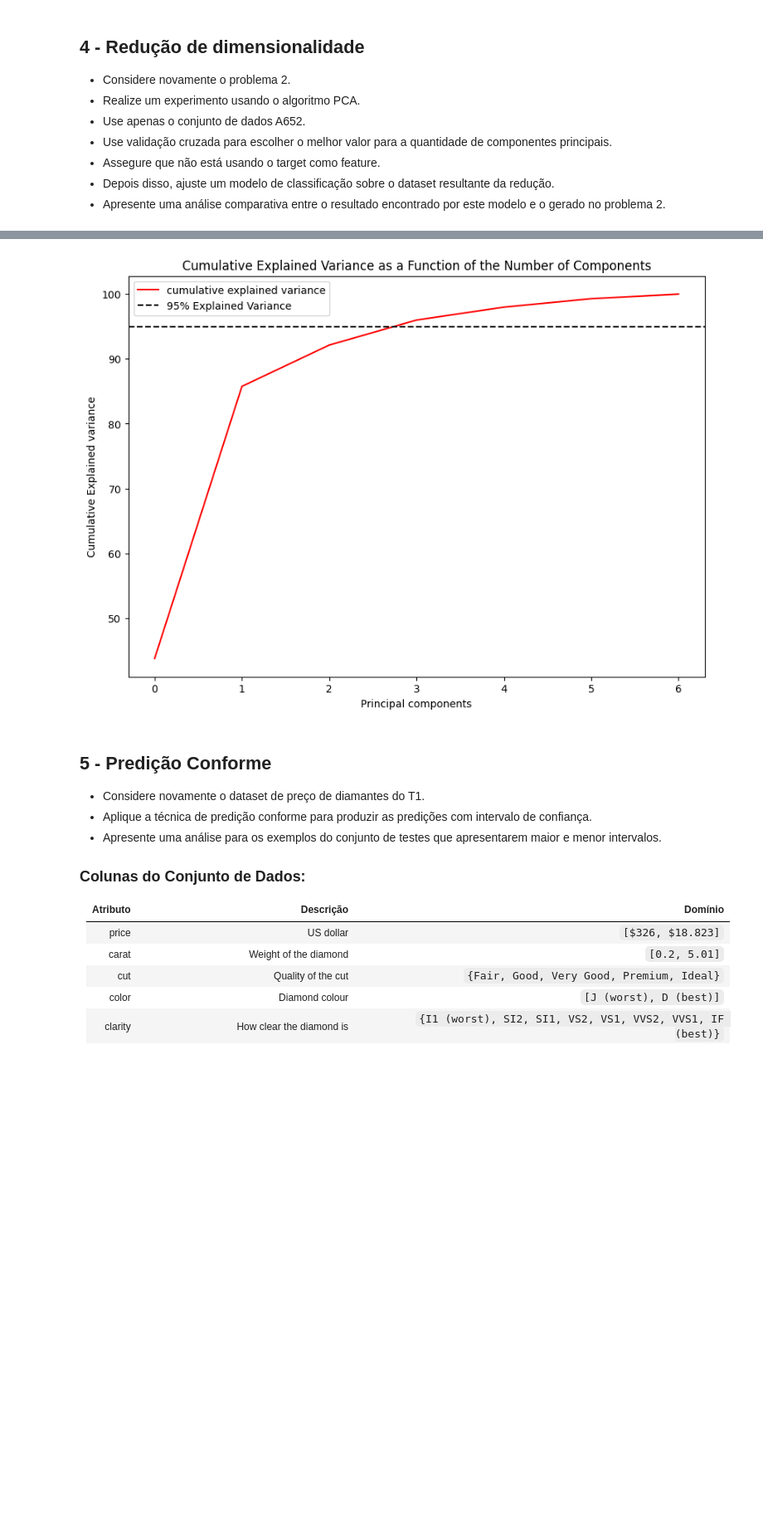
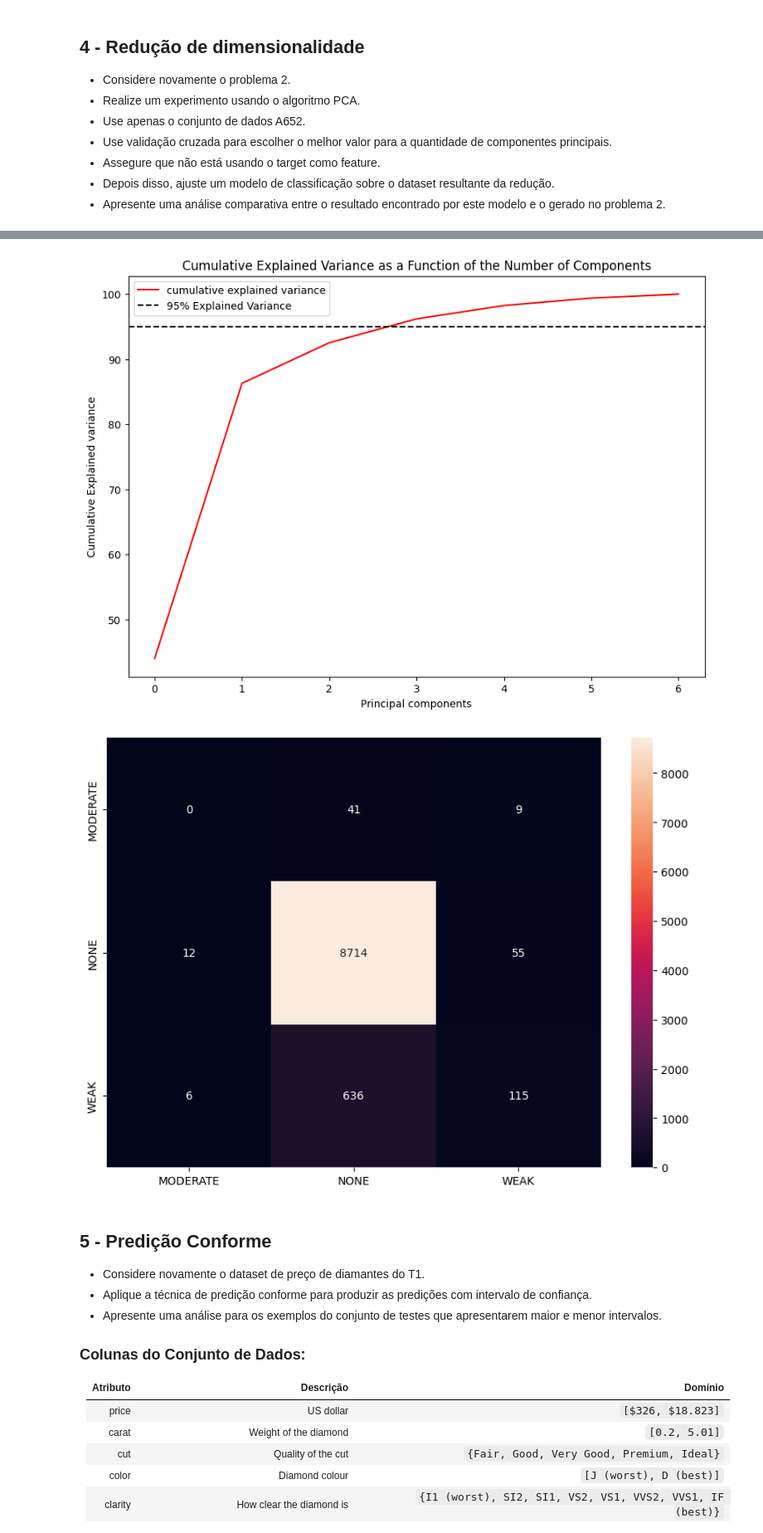
Before and after one commit to mmoura-dev/ppcic-ml, a Jupyter notebook: notebooks/AM_T2_MATHEUS_DOS_SANTOS_MOURA.ipynb, the cells around one changed output, grey strips where cells are left out. Shown at 83% size. Saved outputs shown, nothing was run; the diff lists cells and outputs as text; code cells hidden in the pictures; blank space fills up the shorter version.

```diff
--- a/notebooks/AM_T2_MATHEUS_DOS_SANTOS_MOURA.ipynb
+++ b/notebooks/AM_T2_MATHEUS_DOS_SANTOS_MOURA.ipynb
@@ -500,14 +500,21 @@ def plot_cumsum_explained_variance(features_df: pd.DataFrame) -> None:
 # %%
 def q4_main() -> None:
     df_train, df_val, df_test = q2_load_datasets("A652")
-    df_concat = q2_label_target_column(
+    df_concat, df_test = q2_label_target_column(
         q2_compute_precipitation_class,
         "precipitation",
-        pd.concat([df_train, df_val, df_test])
-    )[0]
+        pd.concat([df_train, df_val]),
+        df_test
+    )
+
+    cv_n_splits = 5
+    df_concat = q2_precipitation_filter_classes(df_concat, cv_n_splits)
+    df_test = q2_precipitation_filter_classes(df_test, cv_n_splits)
+
     X_concat = df_concat.drop("precipitation", axis=1)
     y_concat = df_concat.precipitation.values
-
+    X_test = df_test.drop("precipitation", axis=1)
+    y_test = df_test.precipitation.values
 
     plot_cumsum_explained_variance(X_concat)
 
@@ -517,13 +524,11 @@ def q4_main() -> None:
         ("classifier", GradientBoostingClassifier(validation_fraction = 0.1, n_iter_no_change = 10))
     ])
 
-    pipeline.fit_transfo
-
     param_grid = {
         "pca__n_components": np.arange(1, X_concat.shape[1] + 1)
     }
 
-    grid_search = sklearn.model_selection.GridSearchCV(pipeline, param_grid, cv=5, scoring="f1_macro")
+    grid_search = sklearn.model_selection.GridSearchCV(pipeline, param_grid, cv=cv_n_splits, scoring="f1_macro")
     grid_search.fit(X_concat, y_concat)
 
     best_n_components = grid_search.best_params_["pca__n_components"]
@@ -532,25 +537,24 @@ def q4_main() -> None:
     print(f"Best cross-validated f1_macro: {best_score:.4f}")
 
 
-    # pca = PCA(n_components=2)
-    # X_concat_pca = pca.fit_transform(X_concat)
+    pca = PCA(n_components = best_n_components)
+    X_concat_pca = pca.fit_transform(X_concat)
+    print(X_concat_pca.head())
 
-    # print(X_concat_pca.head())
+    gbc = GradientBoostingClassifier(validation_fraction = 0.1, n_iter_no_change = 10)
+    gbc.fit(X_concat, y_concat)
+    predicted_y = gbc.predict(X_test)
 
-    # plt.scatter(
-    #     X_concat_pca["pca0"],
-    #     X_concat_pca["pca1"],
-    #     # c = y_concat,
-    #     edgecolor = "none",
-    #     alpha = 0.5,
-    #     cmap = plt.cm.get_cmap("Blues", 10),
-    # )
-    # plt.xlabel("component 1")
-    # plt.ylabel("component 2")
-    # plt.colorbar()
+    target_names = sorted(["NONE", "WEAK", "MODERATE", "STRONG", "EXTREME"])
+    unique_target_names = set(np.unique(predicted_y)).union(np.unique(y_test))
+    target_names = [x for x in target_names if x in unique_target_names]
 
-    # print(X_concat.head())
-
+    pprint(sklearn.metrics.classification_report(
+            y_test, predicted_y, output_dict=True, target_names=target_names
+        ), sort_dicts=False)
+    q2_plot_multiclass_confusion_matrix(
+        sklearn.metrics.confusion_matrix(y_test, predicted_y, labels=target_names),
+        target_names)
 
 q4_main()
 # %% [output]
@@ -557,4 +578,5 @@ q4_main()
 [figure]
+[figure, added]
 # %% [markdown]
 ## 5 - Predição Conforme
 
```
Also changed, not shown: parts of 1 cell of this notebook.
